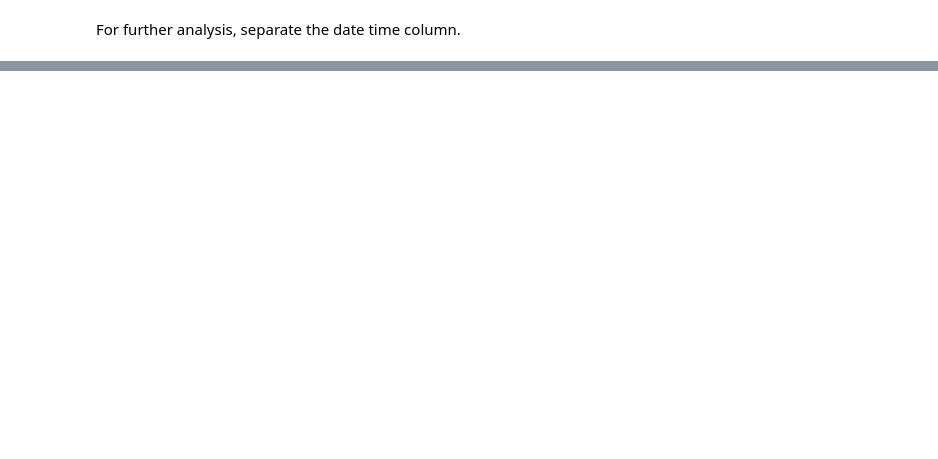
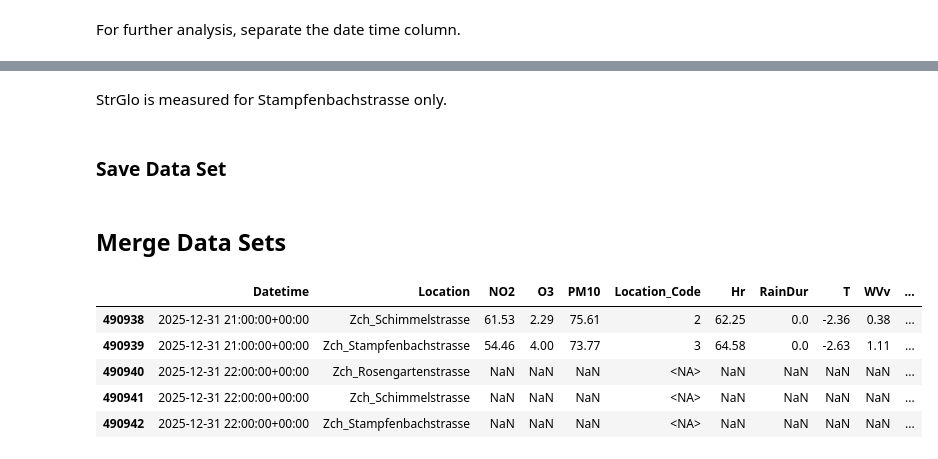
Before and after one commit to JitkaRantanen/AS2025_CO2-GroupProject, a Jupyter notebook: preprocessing_hourly.ipynb, the cells around one changed output, grey strips where cells are left out. Saved outputs shown, nothing was run; the diff lists cells and outputs as text; code cells hidden in the pictures; blank space fills up the shorter version.

```diff
--- a/preprocessing_hourly.ipynb
+++ b/preprocessing_hourly.ipynb
@@ -107,0 +345,11 @@ df_traffic.to_csv("data/traffic_h1_12_24.csv", index=False)
+# %%
+path = "data/ugz_meteo_h1/"
+
+files_pollutants = os.listdir(path)
+
+for i in range(len(files_pollutants)):
+    files_pollutants[i] = os.path.join(path, files_pollutants[i])
+# %%
+df_meteo = read_files(file_paths=files_pollutants, drop_columns=["Status", "Intervall"], date_column="Datum")
+
+df_meteo.head()
@@ -107,0 +383,11 @@ df_traffic.to_csv("data/traffic_h1_12_24.csv", index=False)
+# %%
+df_meteo_pivot = (
+    df_meteo
+    .pivot(index=["Datetime", "Location", "Year"], columns="Parameter", values="Wert")
+    .reset_index()
+    .loc[:, ["Year", "Datetime", "Location", "Hr", "RainDur", "T", "WVv", "StrGlo"]]
+)
+
+df_meteo_pivot.columns.name = None
+
+df_meteo_pivot.tail()
@@ -107,0 +456,4 @@ df_traffic.to_csv("data/traffic_h1_12_24.csv", index=False)
+# %% [markdown]
+StrGlo is measured for Stampfenbachstrasse only.
+# %% [markdown]
+### Save Data Set
@@ -107,0 +462,23 @@ df_traffic.to_csv("data/traffic_h1_12_24.csv", index=False)
+# %% [markdown]
+## Merge Data Sets
+# %%
+# Combine all datasets across days and locations
+df_combined = df_pollutants_pivot.merge(df_meteo_pivot, on=["Datetime", "Location"], how="outer") \
+    .merge(df_traffic, on=["Datetime", "Location"], how="outer")
+
+# remove the duplicated column "Year"
+df_combined = df_combined.drop(columns=["Year_x", "Year_y"])
+
+# remove Location Heubeeribüel
+df_combined = df_combined[df_combined["Location"] != "Zch_Heubeeribüel"]
+# %%
+df_combined = float_to_int(df_combined, ["Location_Code", "Year", "n_vehicles", "Month", "Weekday"])
+
+df_combined.tail()
+# %% [output]
+|  | Datetime | Location | NO2 | O3 | PM10 | Location_Code | Hr | RainDur | T | WVv | ... |
+| 490938 | 2025-12-31 21:00:00+00:00 | Zch_Schimmelstrasse | 61.53 | 2.29 | 75.61 | 2 | 62.25 | 0.0 | -2.36 | 0.38 | ... |
+| 490939 | 2025-12-31 21:00:00+00:00 | Zch_Stampfenbachstrasse | 54.46 | 4.00 | 73.77 | 3 | 64.58 | 0.0 | -2.63 | 1.11 | ... |
+| 490940 | 2025-12-31 22:00:00+00:00 | Zch_Rosengartenstrasse | NaN | NaN | NaN | <NA> | NaN | NaN | NaN | NaN | ... |
+| 490941 | 2025-12-31 22:00:00+00:00 | Zch_Schimmelstrasse | NaN | NaN | NaN | <NA> | NaN | NaN | NaN | NaN | ... |
+| 490942 | 2025-12-31 22:00:00+00:00 | Zch_Stampfenbachstrasse | NaN | NaN | NaN | <NA> | NaN | NaN | NaN | NaN | ... |
```
Also changed, not shown: parts of 55 cells of this notebook.
